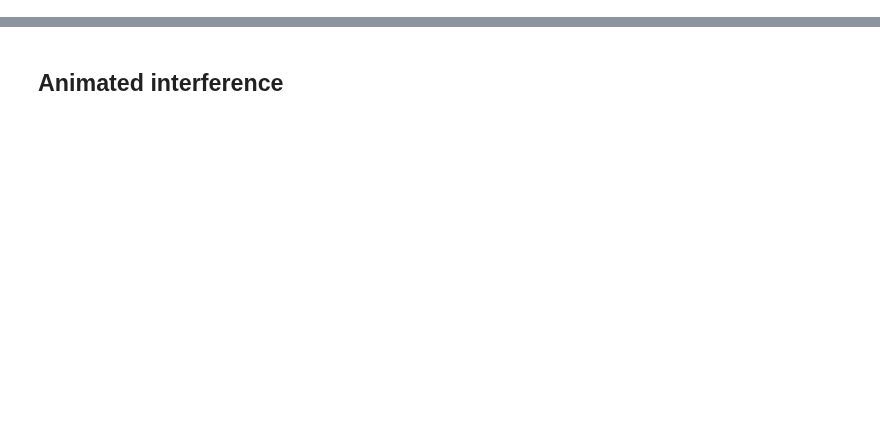
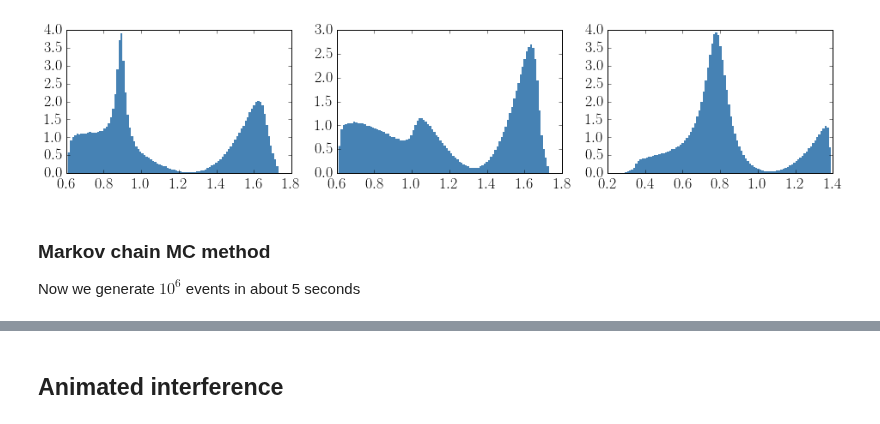
Before and after one commit to VitalyVorobyev/MultibodyAnalysisTools, a Jupyter notebook: tutorials/DalitzResonance.ipynb, the cells around one changed output, grey strips where cells are left out. Cells and saved outputs as stored; diff of their text form; code cells hidden in the pictures; blank space fills up the shorter version.

```diff
--- a/tutorials/DalitzResonance.ipynb
+++ b/tutorials/DalitzResonance.ipynb
@@ -49,0 +64,6 @@ def show_phase_space(phsp, rtype1, rtype2, num=None, color=None):
+# %%
+def projections(mab_sq, mac_sq, mbc_sq):
+    f, (ax1, ax2, ax3) = plt.subplots(1, 3, figsize=(16, 3))
+    ax1.hist(np.sqrt(mab_sq), bins=100, normed=True, edgecolor = "none", color=['steelblue']);
+    ax2.hist(np.sqrt(mac_sq), bins=100, normed=True, edgecolor = "none", color=['steelblue']);
+    ax3.hist(np.sqrt(mbc_sq), bins=100, normed=True,edgecolor = "none", color=['steelblue']);
@@ -111,0 +128,7 @@ plt.hist(np.sqrt(mbc_sq), bins=100);
+# %%
+projections(mab_sq, mac_sq, mbc_sq)
+# %% [output]
+[figure, added]
+# %% [markdown]
+### Markov chain MC method
+Now we generate $10^6$ events in about 5 seconds
```
Also changed, not shown: parts of 30 cells of this notebook, 7 other files.
